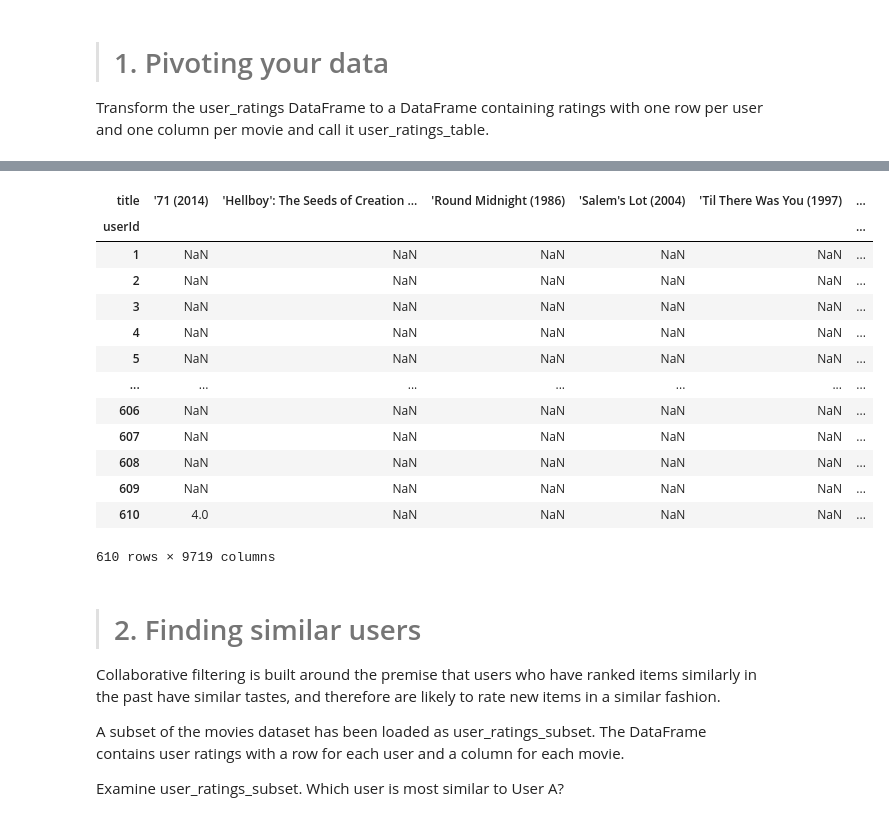
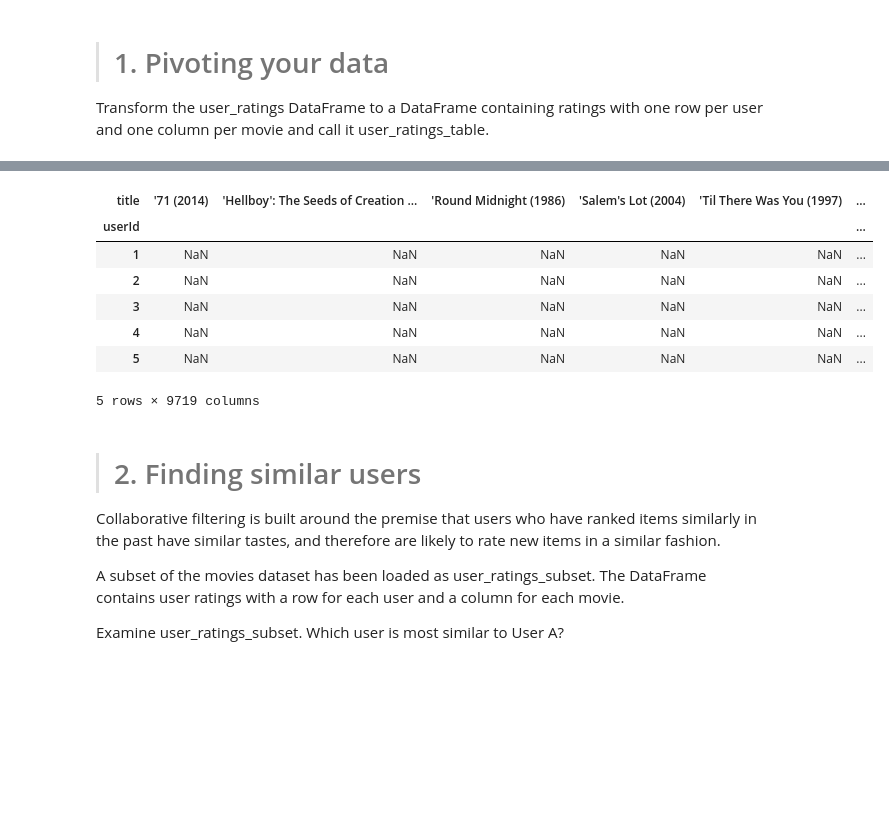
Before and after one commit to edneide/recommendation_engines, a Jupyter notebook: chapter_03_att.ipynb, the cells around one changed output, grey strips where cells are left out. Cells and saved outputs as stored; diff of their text form; code cells hidden in the pictures; blank space fills up the shorter version.

```diff
--- a/chapter_03_att.ipynb
+++ b/chapter_03_att.ipynb
@@ -50,22 +50,18 @@ user_ratings.sample(15)
 # Deu erro: correção no link abaixo:
 # https://www.statology.org/valueerror-index-contains-duplicate-entries-cannot-reshape/#:~:text=How%20to%20Fix%3A%20ValueError%3A%20Index%20contains%20duplicate%20entries%2C%20cannot%20reshape,-One%20error%20you&text=This%20error%20usually%20occurs%20when,share%20the%20same%20index%20values.
 # %%
-user_ratings.pivot_table(index='userId', columns='title', values='rating', aggfunc='mean')
+user_ratings_pivot = user_ratings.pivot_table(index='userId', columns='title', values='rating', aggfunc='mean')
-# %% [output]
-| title | '71 (2014) | 'Hellboy': The Seeds of Creation ... | 'Round Midnight (1986) | 'Salem's Lot (2004) | 'Til There Was You (1997) | ... |
-| userId |  |  |  |  |  | ... |
-| 1 | NaN | NaN | NaN | NaN | NaN | ... |
-| 2 | NaN | NaN | NaN | NaN | NaN | ... |
-| 3 | NaN | NaN | NaN | NaN | NaN | ... |
-| 4 | NaN | NaN | NaN | NaN | NaN | ... |
-| 5 | NaN | NaN | NaN | NaN | NaN | ... |
-| ... | ... | ... | ... | ... | ... | ... |
-| 606 | NaN | NaN | NaN | NaN | NaN | ... |
-| 607 | NaN | NaN | NaN | NaN | NaN | ... |
-| 608 | NaN | NaN | NaN | NaN | NaN | ... |
-| 609 | NaN | NaN | NaN | NaN | NaN | ... |
-| 610 | 4.0 | NaN | NaN | NaN | NaN | ... |
-610 rows × 9719 columns
+# %%
+user_ratings_pivot.head()
+# %% [output]
+| title | '71 (2014) | 'Hellboy': The Seeds of Creation ... | 'Round Midnight (1986) | 'Salem's Lot (2004) | 'Til There Was You (1997) | ... |
+| userId |  |  |  |  |  | ... |
+| 1 | NaN | NaN | NaN | NaN | NaN | ... |
+| 2 | NaN | NaN | NaN | NaN | NaN | ... |
+| 3 | NaN | NaN | NaN | NaN | NaN | ... |
+| 4 | NaN | NaN | NaN | NaN | NaN | ... |
+| 5 | NaN | NaN | NaN | NaN | NaN | ... |
+5 rows × 9719 columns
 # %% [markdown]
 > # 2. Finding similar users
 
```
Also changed, not shown: parts of 29 cells of this notebook.
